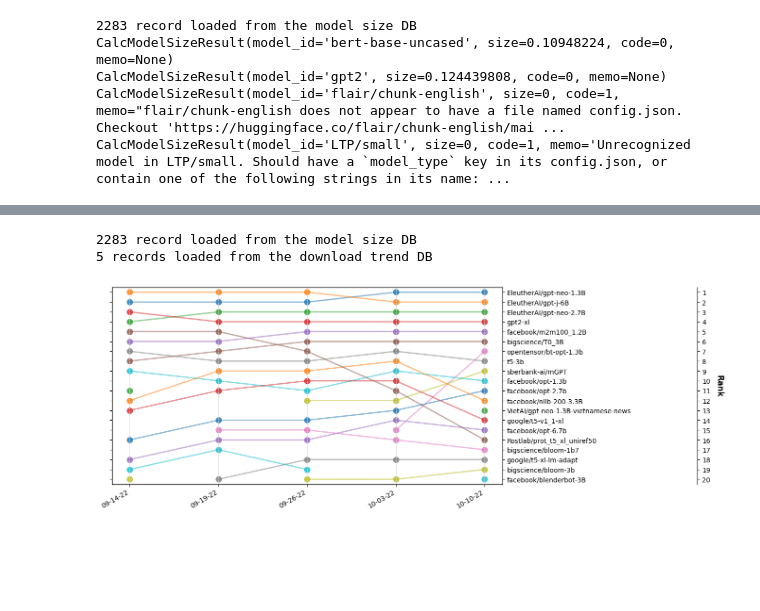
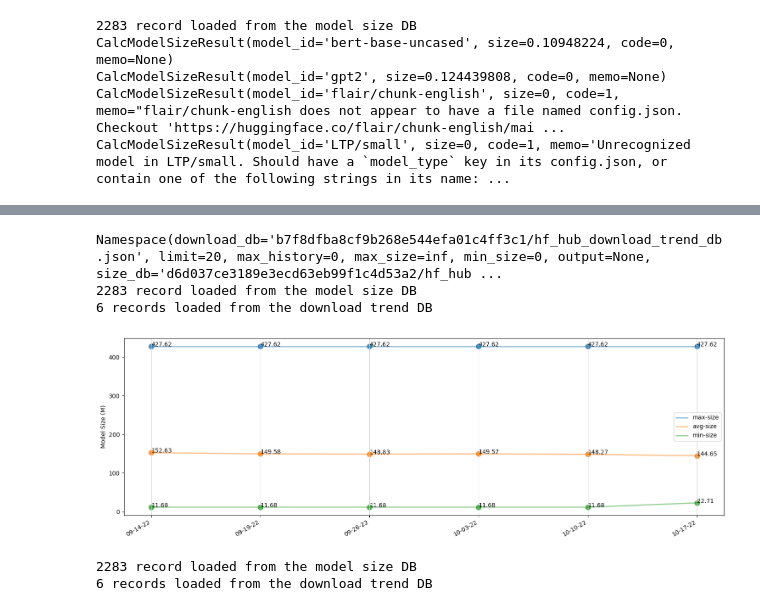
Before and after one commit to comaniac/hf-hub-stats, a Jupyter notebook: demo.ipynb, the cells around one changed output, grey strips where cells are left out. Drawn from its saved outputs; the diff is of its cells as text; code cells hidden in the pictures; blank space fills up the shorter version.

Commit message:
Add size trend

```diff
--- a/demo.ipynb
+++ b/demo.ipynb
@@ -181,3 +181,20 @@ Namespace(download_db='b7f8dfba8cf9b268e544efa01c4ff3c1/hf_hub_download_trend_db
+# %%
+# Draw the size trend for the top-20 models.
+args = argparse.Namespace()
+args.size_db = "d6d037ce3189e3ecd63eb99f1c4d53a2/hf_hub_model_size_db.json"
+args.download_db = "b7f8dfba8cf9b268e544efa01c4ff3c1/hf_hub_download_trend_db.json"
+args.limit = 20
+args.min_size = 0
+args.max_size = float("inf")
+args.max_history = 0
+args.output = None
+print(args)
+draw_size_trend(args)
+# %% [output]
+Namespace(download_db='b7f8dfba8cf9b268e544efa01c4ff3c1/hf_hub_download_trend_db.json', limit=20, max_history=0, max_size=inf, min_size=0, output=None, size_db='d6d037ce3189e3ecd63eb99f1c4d53a2/hf_hub ...
+2283 record loaded from the model size DB
+6 records loaded from the download trend DB
+[figure, added]
 # %%
 # Draw the download trend for the top-20 models with 1-10B.
 args.min_size = 1
@@ -185,5 +202,4 @@ args.max_size = 10
 draw_download_trend(args)
 # %% [output]
 2283 record loaded from the model size DB
-5 records loaded from the download trend DB
+6 records loaded from the download trend DB
-[figure, removed]
```
Also changed, not shown: parts of 11 cells of this notebook, 2 other files.
